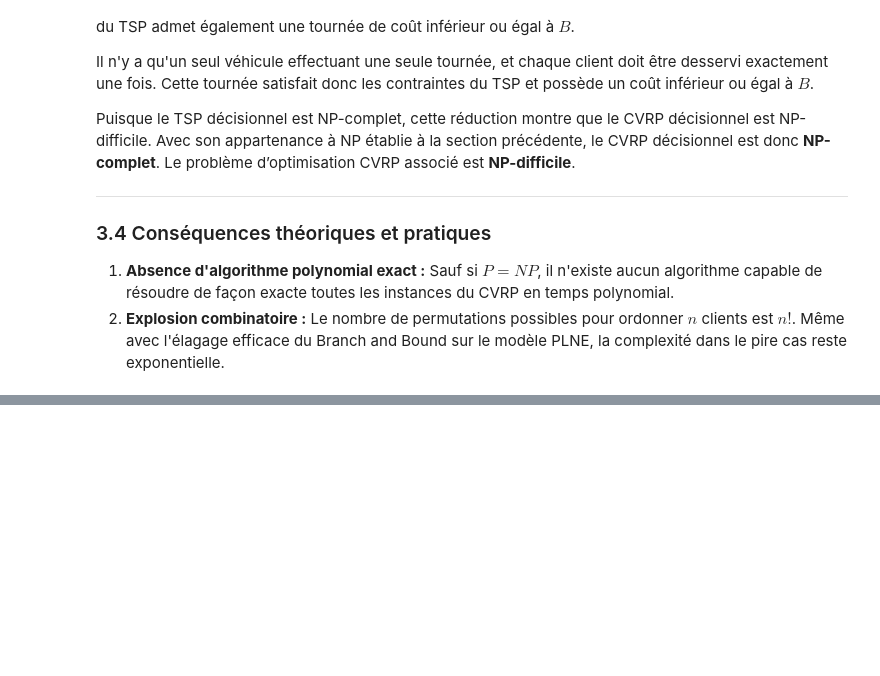
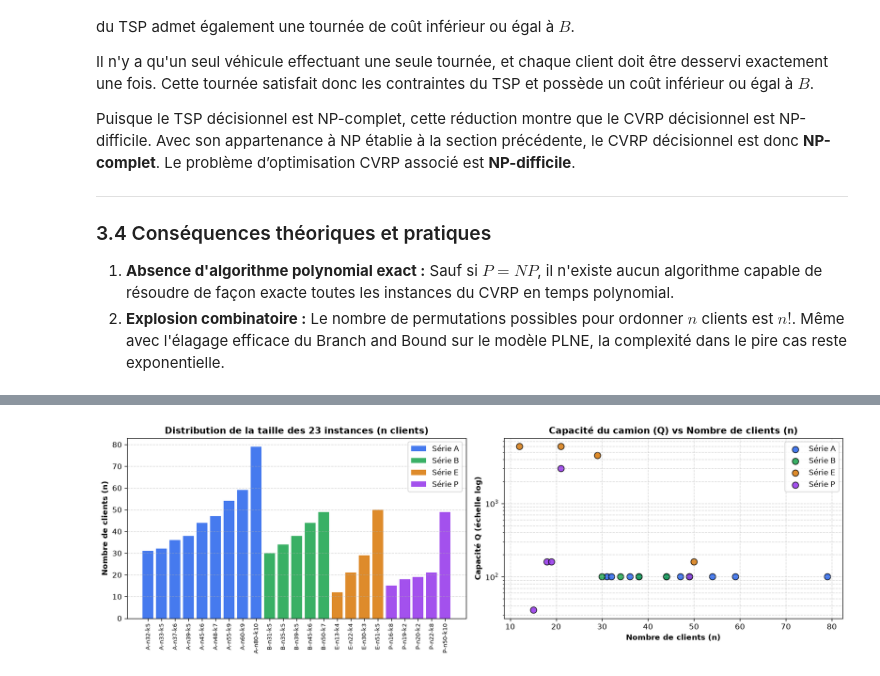
Before and after one commit to ramolosse/CVRP, a Jupyter notebook: CVRP-project/main.ipynb, the cells around one changed output, grey strips where cells are left out. Drawn from its saved outputs; the diff is of its cells as text; code cells hidden in the pictures; blank space fills up the shorter version.

```diff
--- a/CVRP-project/main.ipynb
+++ b/CVRP-project/main.ipynb
@@ -754,11 +217,0 @@ Nous répétons le mémétique sur chacune des 23 instances avec les cinq graine
-# %%
-import importlib
-import benchmark
-benchmark = importlib.reload(benchmark)
-
-df_memetic_multi, stats_memetic_multi = benchmark.run_multi_seed_memetic_benchmark(
-    all_instances, seeds=EXPERIMENT_SEEDS, max_time=GA_MULTI_SEED_TIME_LIMIT
-)
-df_memetic_multi.to_csv('results/memetic_multi_seed_runs.csv', index=False)
-stats_memetic_multi.to_csv('results/memetic_multi_seed_summary.csv')
-stats_memetic_multi
@@ -998,0 +249,70 @@ Les résultats soutiennent le choix du GA comme méthode retenue pour les grande
+# %%
+import time
+import warnings
+warnings.filterwarnings('ignore')
+
+from pathlib import Path
+import matplotlib.pyplot as plt
+import numpy as np
+import pandas as pd
+
+from common import load_instance, load_solution, gap, solution_cost, is_feasible, plot_solution
+import algorithms.plne as plne
+import algorithms.genetic_algorithm as ga
+import algorithms.memetic_algorithm as memetic
+from benchmark import (
+    load_benchmark_instances,
+    branch_and_bound,
+    EXPERIMENT_SEEDS,
+    GA_MULTI_SEED_TIME_LIMIT
+)
+
+# Chargement de la suite de 23 instances de référence VRPLIB
+all_instances = load_benchmark_instances()
+inst_dict = {inst.name: inst for inst in all_instances}
+
+# Construction du tableau récapitulatif des instances
+instances_summary = []
+for inst in all_instances:
+    serie = inst.name.split('-')[0]
+    instances_summary.append({
+        'Instance': inst.name,
+        'Série': serie,
+        'Clients (n)': inst.n_customers,
+        'Véhicules (K)': inst.n_vehicles,
+        'Capacité (Q)': inst.capacity,
+        'Optimum certifié (.sol)': inst.best_known
+    })
+
+df_instances = pd.DataFrame(instances_summary)
+print(f"Total instances VRPLIB chargées : {len(df_instances)}")
+display(df_instances.head(10))
+
+# Visualisation de la distribution des instances
+fig, axes = plt.subplots(1, 2, figsize=(14, 4.5), dpi=120)
+
+# 1. Distribution du nombre de clients par famille
+series_colors = {'A': '#2563EB', 'B': '#16A34A', 'E': '#D97706', 'P': '#9333EA'}
+for s, col in series_colors.items():
+    sub = df_instances[df_instances['Série'] == s]
+    axes[0].bar(sub['Instance'], sub['Clients (n)'], color=col, label=f'Série {s}', alpha=0.85)
+axes[0].set_xticklabels(df_instances['Instance'], rotation=90, fontsize=8)
+axes[0].set_ylabel('Nombre de clients (n)', fontweight='bold')
+axes[0].set_title("Distribution de la taille des 23 instances (n clients)", fontweight='bold')
+axes[0].grid(axis='y', linestyle='--', alpha=0.5)
+axes[0].legend()
+
+# 2. Relation Nombre de clients vs Capacité du véhicule Q
+for s, col in series_colors.items():
+    sub = df_instances[df_instances['Série'] == s]
+    axes[1].scatter(sub['Clients (n)'], sub['Capacité (Q)'], color=col, s=70, label=f'Série {s}', edgecolors='black', alpha=0.85)
+axes[1].set_yscale('log')
+axes[1].set_xlabel('Nombre de clients (n)', fontweight='bold')
+axes[1].set_ylabel('Capacité Q (échelle log)', fontweight='bold')
+axes[1].set_title('Capacité du camion (Q) vs Nombre de clients (n)', fontweight='bold')
+axes[1].grid(True, linestyle='--', alpha=0.5, which='both')
+axes[1].legend()
+
+plt.tight_layout()
+plt.show()
+# %% [output]
@@ -998,0 +331 @@ Les résultats soutiennent le choix du GA comme méthode retenue pour les grande
+[figure, added]
```
Also changed, not shown: parts of 79 cells of this notebook, 8 other files.
